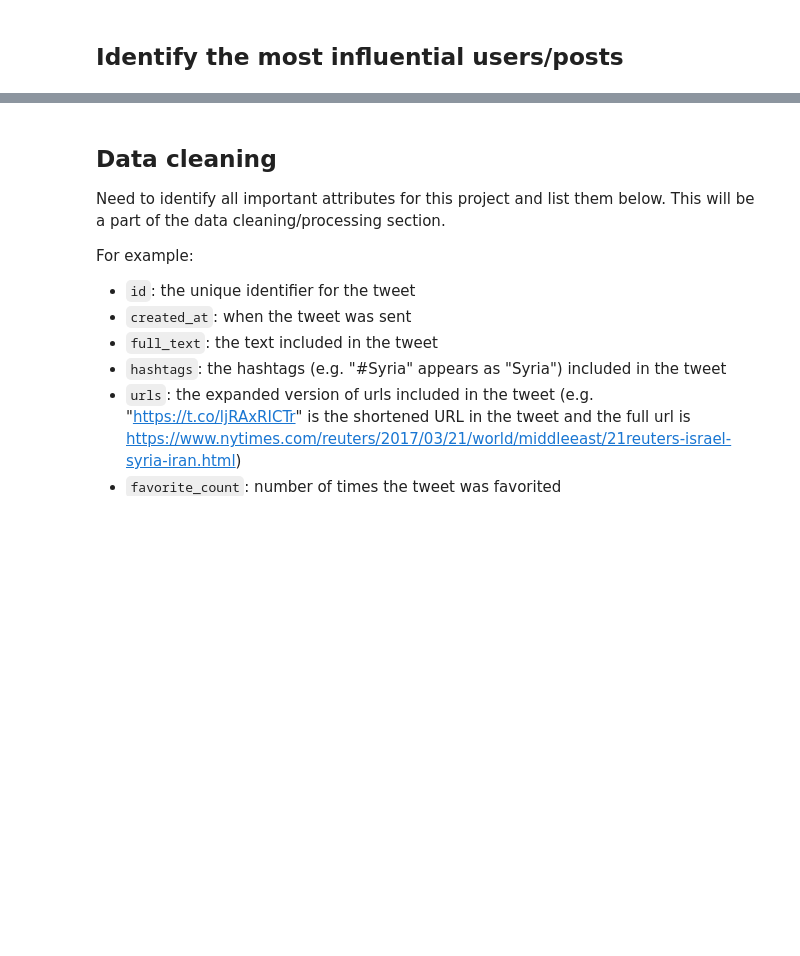
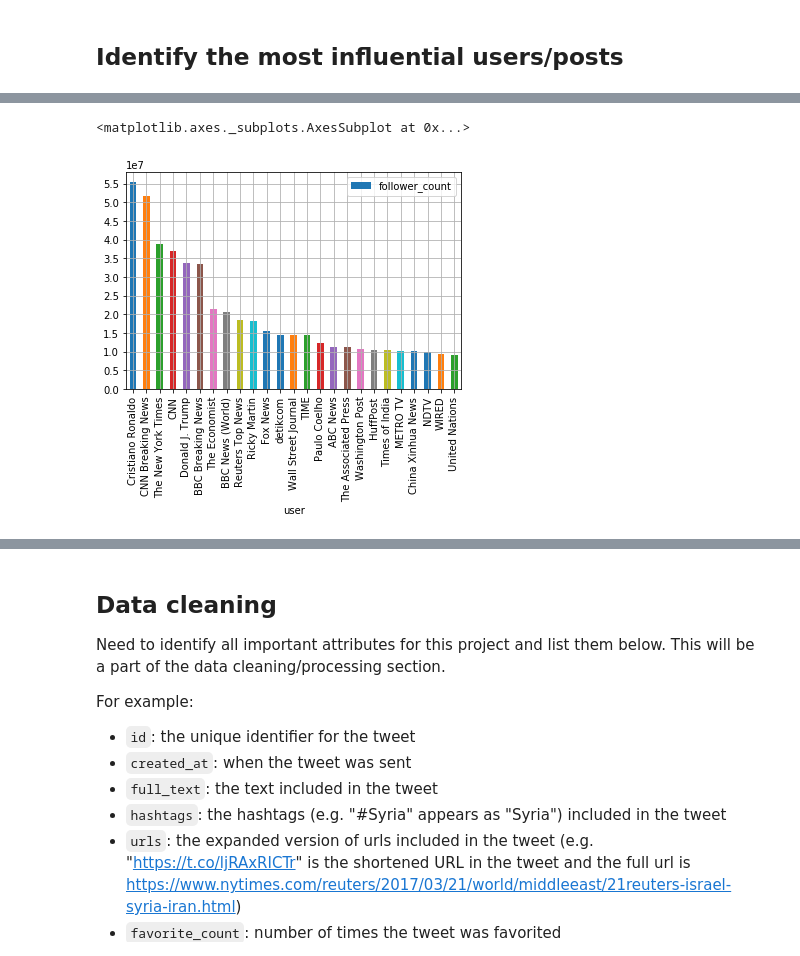
Before and after one commit to adamstueckrath/SyriaProject, a Jupyter notebook: web_scrapers/twitter_data_analysis.ipynb, the cells around one changed output, grey strips where cells are left out. Cells and saved outputs as stored; diff of their text form; code cells hidden in the pictures; blank space fills up the shorter version.

```diff
--- a/web_scrapers/twitter_data_analysis.ipynb
+++ b/web_scrapers/twitter_data_analysis.ipynb
@@ -469,3 +476,14 @@ tweet_media_df.plot.bar(x='media_type', y='media_count', rot=0)
 Enough information to work with media? I'm not sure.. I need to further investigate the link media
 # %% [markdown]
 ## Identify the most influential users/posts
+# %%
+# check if user is verified and how many followers they have
+json_stream = nljson_generator(tweets_no_retweets_path)
+verified_followers_count = Counter()
+for tweet in json_stream:
+    if tweet['user']['verified']:
+        verified_followers_count[tweet['user']['name']] = tweet['user']['followers_count']
+    else:
+        continue
+
+print (verified_followers_count.most_common(25))
@@ -471,0 +492,9 @@ Enough information to work with media? I'm not sure.. I need to further investig
+# %%
+# get top n verified users and follower count
+verified_users_follower_count = verified_followers_count.most_common(25)
+
+# make dataframe of influential users to chart
+verified_users_followers_df = pandas.DataFrame(verified_users_follower_count,columns=['user', 'follower_count'])
+
+# print influential users dataframe
+verified_users_followers_df.head()
@@ -471,0 +508,6 @@ Enough information to work with media? I'm not sure.. I need to further investig
+# %%
+# plot the top n influential users
+verified_users_followers_df.plot.bar(x='user', y='follower_count', grid=True, yticks = range(0,60000000,5000000))
+# %% [output]
+<matplotlib.axes._subplots.AxesSubplot at 0x...>
+[figure, added]
```
Also changed, not shown: parts of 6 cells of this notebook, 1 other file.
